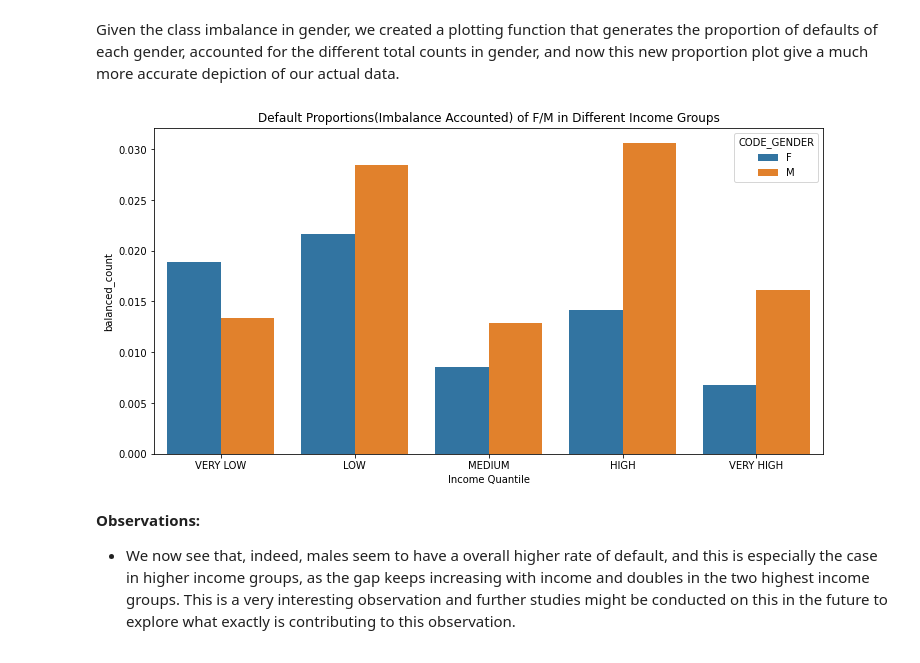
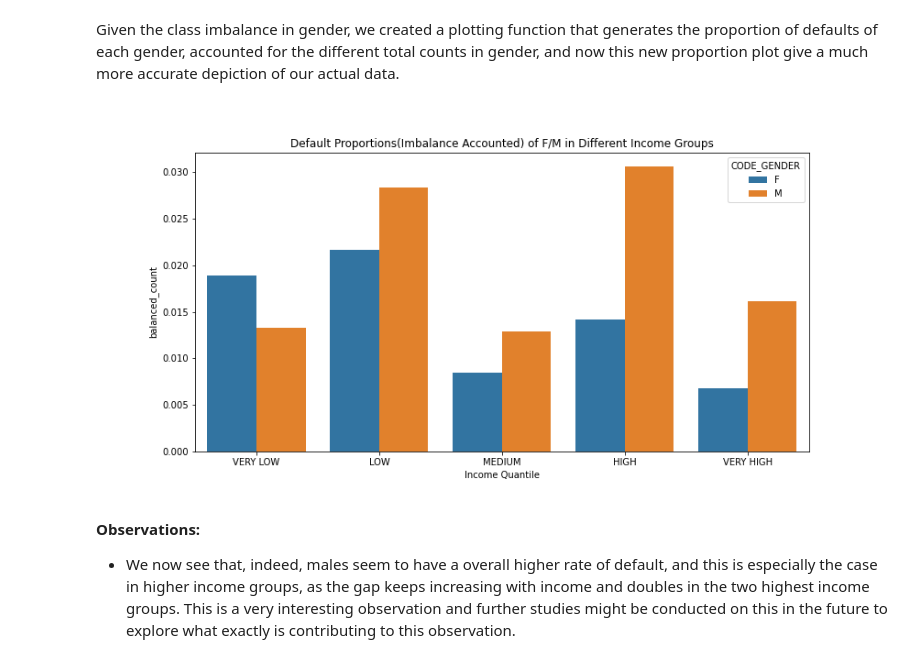
Before and after one commit to UCB-stat-159-s22/hw07-Group11, a Jupyter notebook: main.ipynb, the cells around one changed output. Cells and saved outputs as stored; diff of their text form; code cells hidden in the pictures.

```diff
--- a/main.ipynb
+++ b/main.ipynb
@@ -125,10 +102,9 @@ This might be surprising, but we observe that females have an overall higher cou
 # %% [markdown]
 Given the class imbalance in gender, we created a plotting function that generates the proportion of defaults of each gender, accounted for the different total counts in gender, and now this new proportion plot give a much more accurate depiction of our actual data.
 # %%
-balanced = pt.balanced_plot(gender_df)
-plt.show()
+Image("output/balanced_plot.png")
 # %% [output]
-[figure, old version]
+[figure, new version]
 # %% [markdown]
 **Observations:**
 * We now see that, indeed, males seem to have a overall higher rate of default, and this is especially the case in higher income groups, as the gap keeps increasing with income and doubles in the two highest income groups. This is a very interesting observation and further studies might be conducted on this in the future to explore what exactly is contributing to this observation.
```
Also changed, not shown: parts of 24 cells of this notebook, 10 other files.
